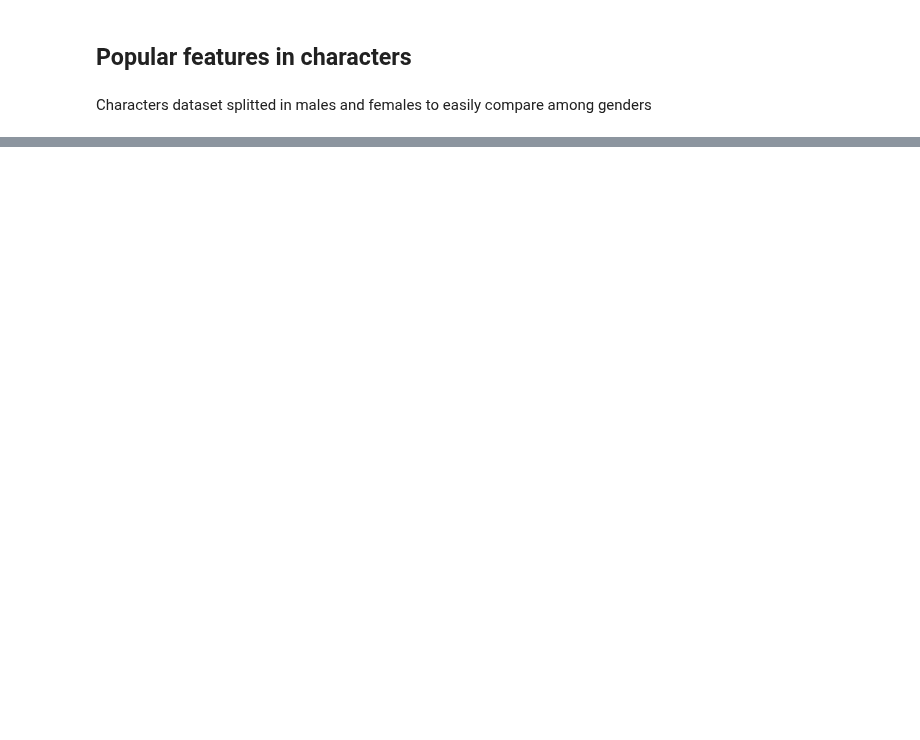
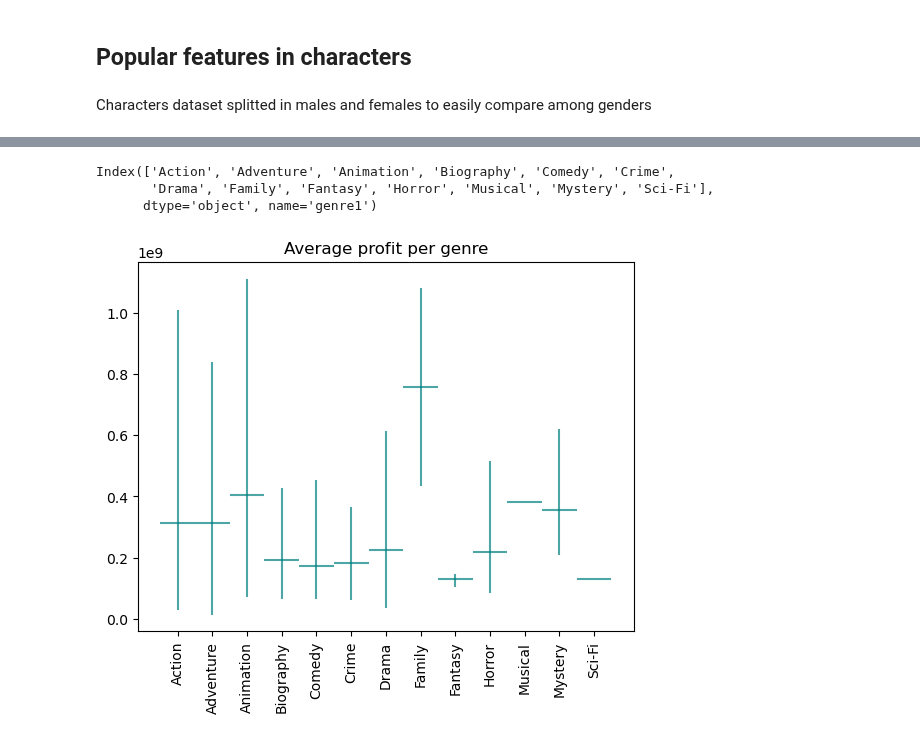
Before and after one commit to epfl-ada/ada-2022-project-theadaholics, a Jupyter notebook: main.ipynb, the cells around one changed output, grey strips where cells are left out. Cells and saved outputs as stored; diff of their text form; code cells hidden in the pictures; blank space fills up the shorter version.

```diff
--- a/main.ipynb
+++ b/main.ipynb
@@ -521,0 +548,35 @@ characters_age_histogram(characters_female)
+# %%
+def visualize_genres_profit(genres, means, p025s, p975s, axis, title):
+    axis.errorbar(
+        np.arange(len(genres)),
+        means,
+        xerr=0.5,
+        yerr=[means - p025s, p975s - means],
+        linestyle='', alpha=0.7, color='teal'
+    )
+
+    axis.set_title(title)
+    print(genres)
+    ax.set_xticks(np.arange(len(genres)))
+    axis.xaxis.set_major_locator(plt.FixedLocator(np.arange(len(genres))))
+    axis.set_xticklabels(genres, rotation=90)
+# %%
+def calculate_average_difference_95_ci(data):
+    average_difference = np.mean(data)
+    ci_95 = np.percentile(data, [2.5, 97.5])
+
+    return average_difference, ci_95
+# %%
+profit = movie_feature_with_budget.groupby('genre1').agg({'profit': calculate_average_difference_95_ci})['profit']
+
+profit_mean = profit.str[0]
+profit_p025 = profit.str[1].str[0]
+profit_p975 = profit.str[1].str[1]
+
+figure, axis = plt.subplots(1, 1)
+visualize_genres_profit(profit_mean.index, profit_mean, profit_p025, profit_p975, axis, 'Average profit per genre')
+# %% [output]
+Index(['Action', 'Adventure', 'Animation', 'Biography', 'Comedy', 'Crime',
+       'Drama', 'Family', 'Fantasy', 'Horror', 'Musical', 'Mystery', 'Sci-Fi'],
+      dtype='object', name='genre1')
+[figure, added]
```
Also changed, not shown: parts of 19 cells of this notebook.
